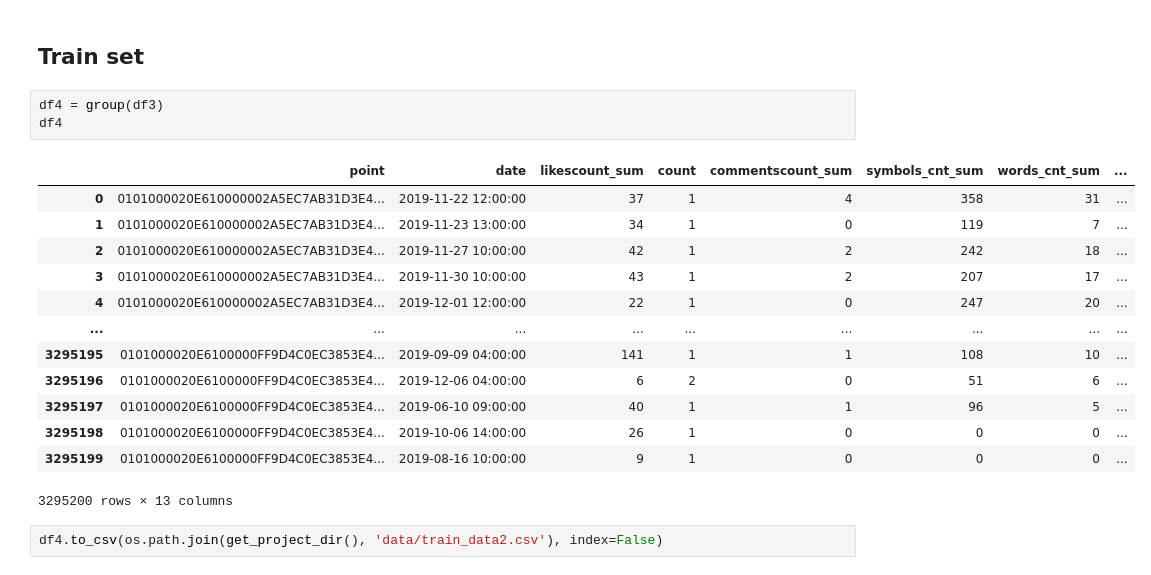
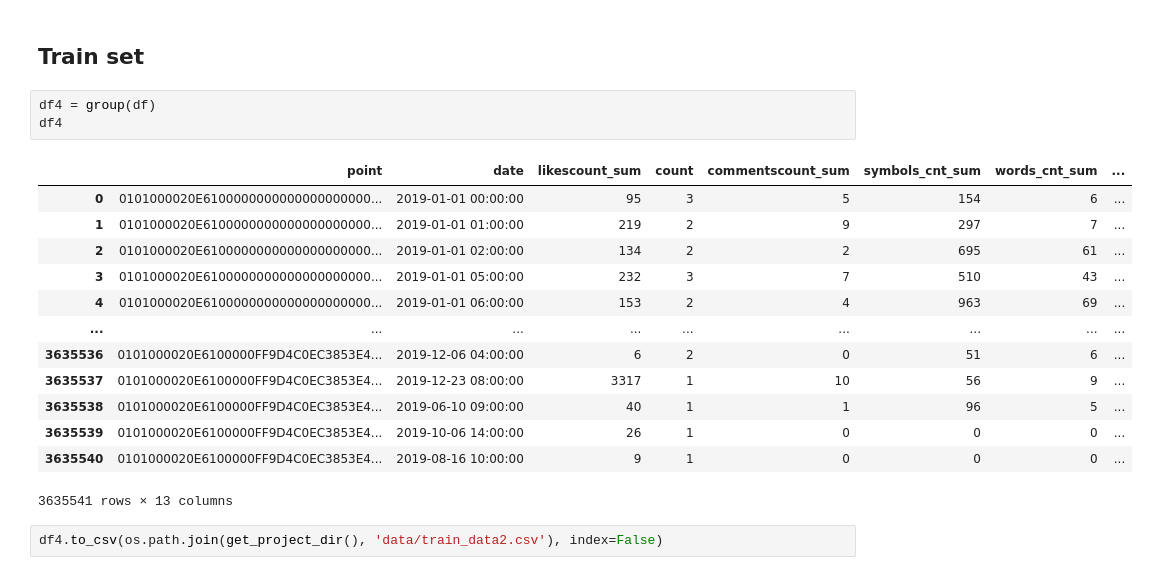
Before and after one commit to GitHub-User228/Industrial_ML, a Jupyter notebook: main_old.ipynb, the cells around one changed output. Saved outputs shown, nothing was run; the diff lists cells and outputs as text.

```diff
--- a/main_old.ipynb
+++ b/main_old.ipynb
@@ -197,22 +197,22 @@ Number of outliers: 974356
 # %% [markdown]
 ## Train set
 # %%
-df4 = group(df3)
+df4 = group(df)
 df4
 # %% [output]
 |  | point | date | likescount_sum | count | commentscount_sum | symbols_cnt_sum | words_cnt_sum | ... |
-| 0 | 0101000020E610000002A5EC7AB31D3E4... | 2019-11-22 12:00:00 | 37 | 1 | 4 | 358 | 31 | ... |
-| 1 | 0101000020E610000002A5EC7AB31D3E4... | 2019-11-23 13:00:00 | 34 | 1 | 0 | 119 | 7 | ... |
-| 2 | 0101000020E610000002A5EC7AB31D3E4... | 2019-11-27 10:00:00 | 42 | 1 | 2 | 242 | 18 | ... |
-| 3 | 0101000020E610000002A5EC7AB31D3E4... | 2019-11-30 10:00:00 | 43 | 1 | 2 | 207 | 17 | ... |
-| 4 | 0101000020E610000002A5EC7AB31D3E4... | 2019-12-01 12:00:00 | 22 | 1 | 0 | 247 | 20 | ... |
+| 0 | 0101000020E6100000000000000000000... | 2019-01-01 00:00:00 | 95 | 3 | 5 | 154 | 6 | ... |
+| 1 | 0101000020E6100000000000000000000... | 2019-01-01 01:00:00 | 219 | 2 | 9 | 297 | 7 | ... |
+| 2 | 0101000020E6100000000000000000000... | 2019-01-01 02:00:00 | 134 | 2 | 2 | 695 | 61 | ... |
+| 3 | 0101000020E6100000000000000000000... | 2019-01-01 05:00:00 | 232 | 3 | 7 | 510 | 43 | ... |
+| 4 | 0101000020E6100000000000000000000... | 2019-01-01 06:00:00 | 153 | 2 | 4 | 963 | 69 | ... |
 | ... | ... | ... | ... | ... | ... | ... | ... | ... |
-| 3295195 | 0101000020E6100000FF9D4C0EC3853E4... | 2019-09-09 04:00:00 | 141 | 1 | 1 | 108 | 10 | ... |
-| 3295196 | 0101000020E6100000FF9D4C0EC3853E4... | 2019-12-06 04:00:00 | 6 | 2 | 0 | 51 | 6 | ... |
-| 3295197 | 0101000020E6100000FF9D4C0EC3853E4... | 2019-06-10 09:00:00 | 40 | 1 | 1 | 96 | 5 | ... |
-| 3295198 | 0101000020E6100000FF9D4C0EC3853E4... | 2019-10-06 14:00:00 | 26 | 1 | 0 | 0 | 0 | ... |
-| 3295199 | 0101000020E6100000FF9D4C0EC3853E4... | 2019-08-16 10:00:00 | 9 | 1 | 0 | 0 | 0 | ... |
+| 3635536 | 0101000020E6100000FF9D4C0EC3853E4... | 2019-12-06 04:00:00 | 6 | 2 | 0 | 51 | 6 | ... |
+| 3635537 | 0101000020E6100000FF9D4C0EC3853E4... | 2019-12-23 08:00:00 | 3317 | 1 | 10 | 56 | 9 | ... |
+| 3635538 | 0101000020E6100000FF9D4C0EC3853E4... | 2019-06-10 09:00:00 | 40 | 1 | 1 | 96 | 5 | ... |
+| 3635539 | 0101000020E6100000FF9D4C0EC3853E4... | 2019-10-06 14:00:00 | 26 | 1 | 0 | 0 | 0 | ... |
+| 3635540 | 0101000020E6100000FF9D4C0EC3853E4... | 2019-08-16 10:00:00 | 9 | 1 | 0 | 0 | 0 | ... |
-3295200 rows × 13 columns
+3635541 rows × 13 columns
 # %%
 df4.to_csv(os.path.join(get_project_dir(), 'data/train_data2.csv'), index=False)
 # %% [markdown]
```
Also changed, not shown: parts of 5 cells of this notebook, 14 other files.
